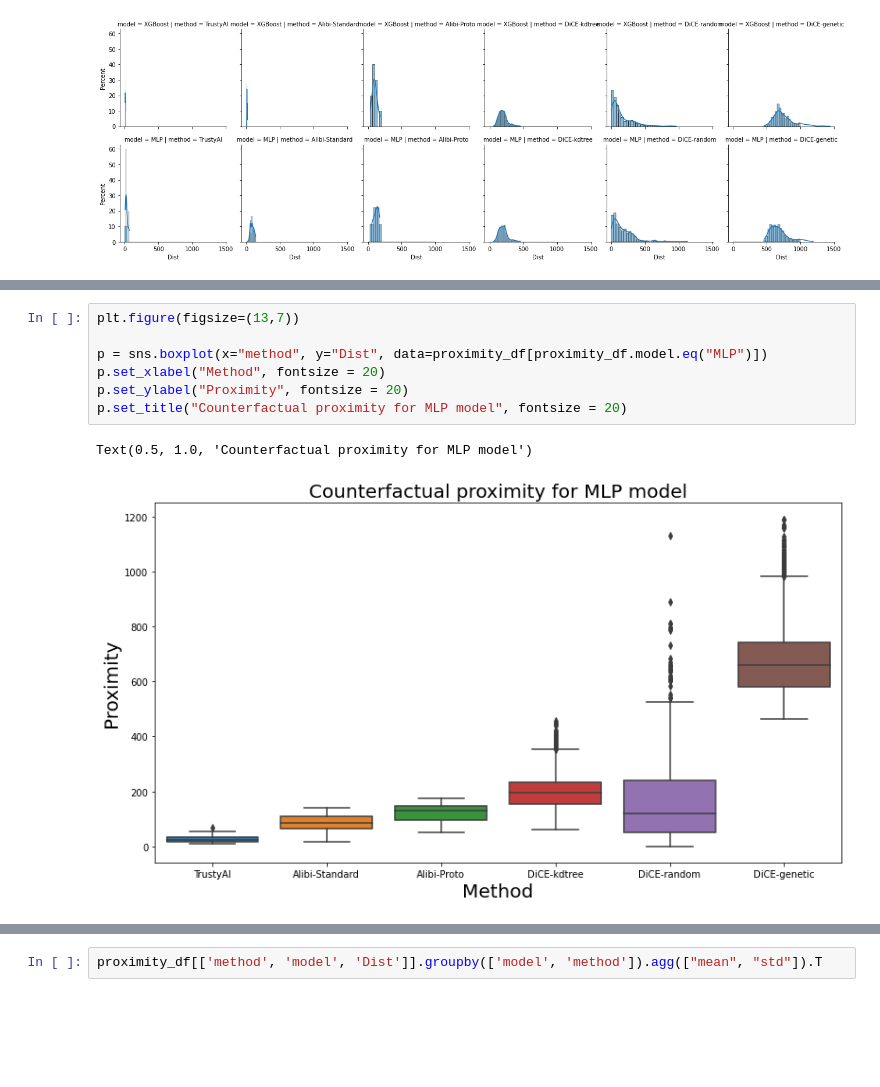
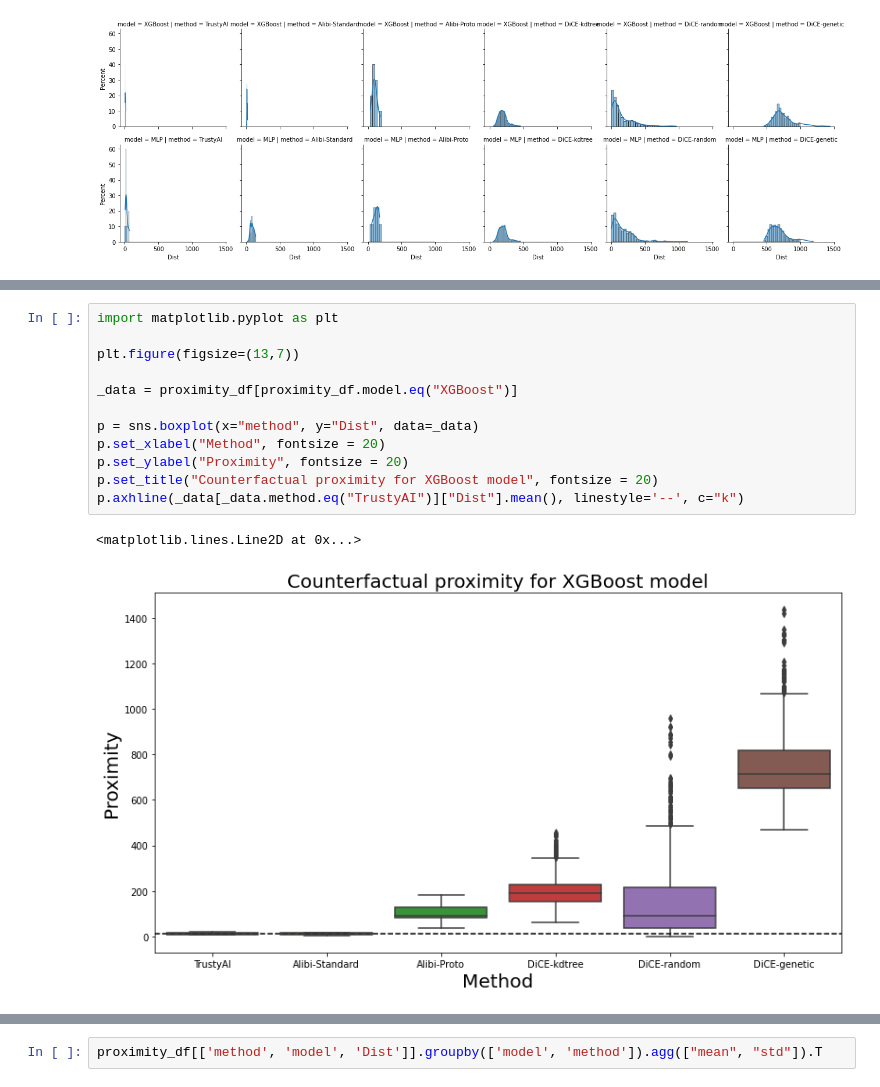
Before and after one commit to ruivieira/experiments, a Jupyter notebook: notebooks/counterfactuals/06-results.ipynb, the cells around one changed output, grey strips where cells are left out. Saved outputs shown, nothing was run; the diff lists cells and outputs as text; blank space fills up the shorter version.

Commit message:
Add TrustyAI reference line for boxplots

```diff
--- a/notebooks/counterfactuals/06-results.ipynb
+++ b/notebooks/counterfactuals/06-results.ipynb
@@ -117,10 +105,15 @@ Text(0.5, 1.0, 'Counterfactual proximity for XGBoost model')
-# %%
-plt.figure(figsize=(13,7))
-
-p = sns.boxplot(x="method", y="Dist", data=proximity_df[proximity_df.model.eq("MLP")])
-p.set_xlabel("Method", fontsize = 20)
-p.set_ylabel("Proximity", fontsize = 20)
-p.set_title("Counterfactual proximity for MLP model", fontsize = 20)
-# %% [output]
-Text(0.5, 1.0, 'Counterfactual proximity for MLP model')
-[figure, removed]
+# %%
+import matplotlib.pyplot as plt
+
+plt.figure(figsize=(13,7))
+
+_data = proximity_df[proximity_df.model.eq("XGBoost")]
+
+p = sns.boxplot(x="method", y="Dist", data=_data)
+p.set_xlabel("Method", fontsize = 20)
+p.set_ylabel("Proximity", fontsize = 20)
+p.set_title("Counterfactual proximity for XGBoost model", fontsize = 20)
+p.axhline(_data[_data.method.eq("TrustyAI")]["Dist"].mean(), linestyle='--', c="k")
+# %% [output]
+<matplotlib.lines.Line2D at 0x...>
+[figure, added]
```
Also changed, not shown: parts of 6 cells of this notebook.
